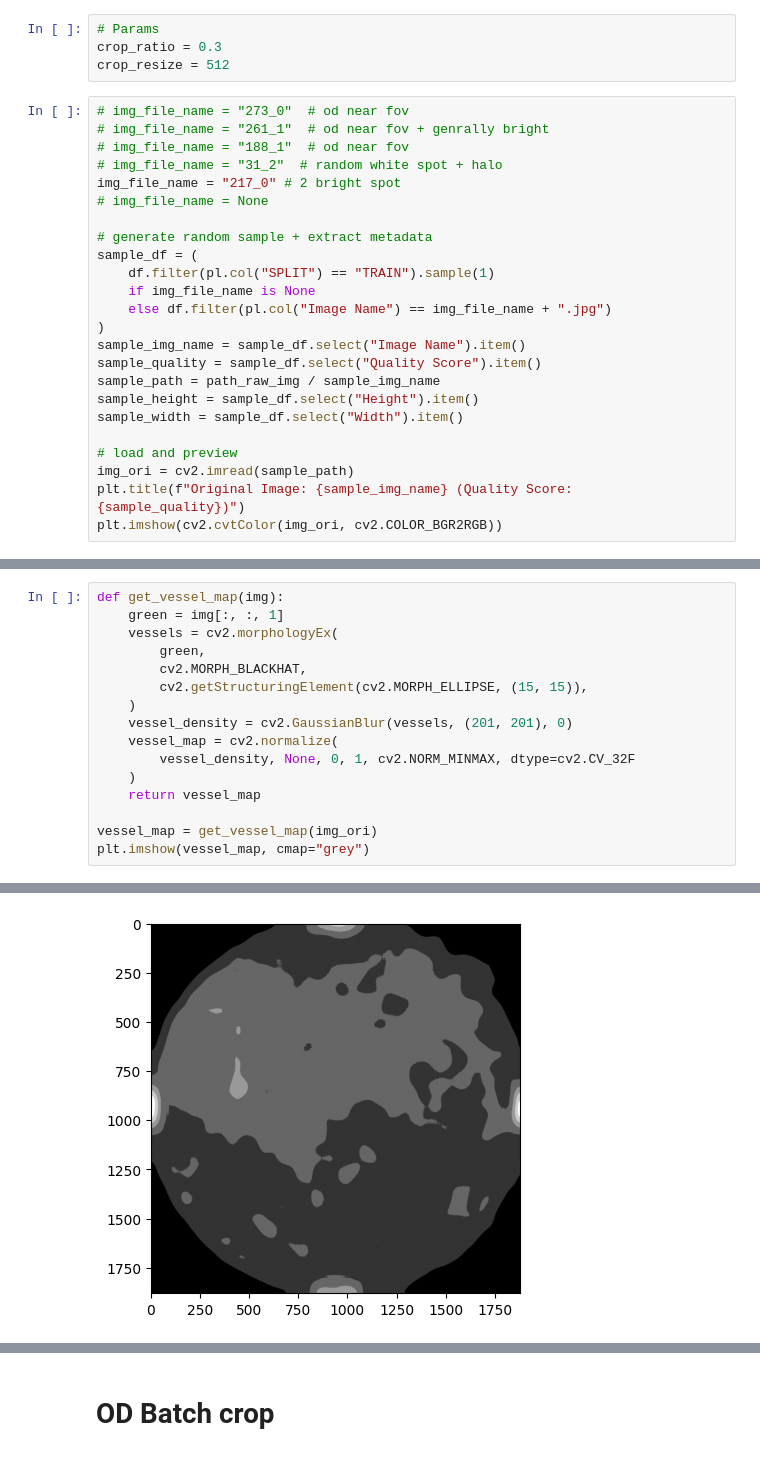
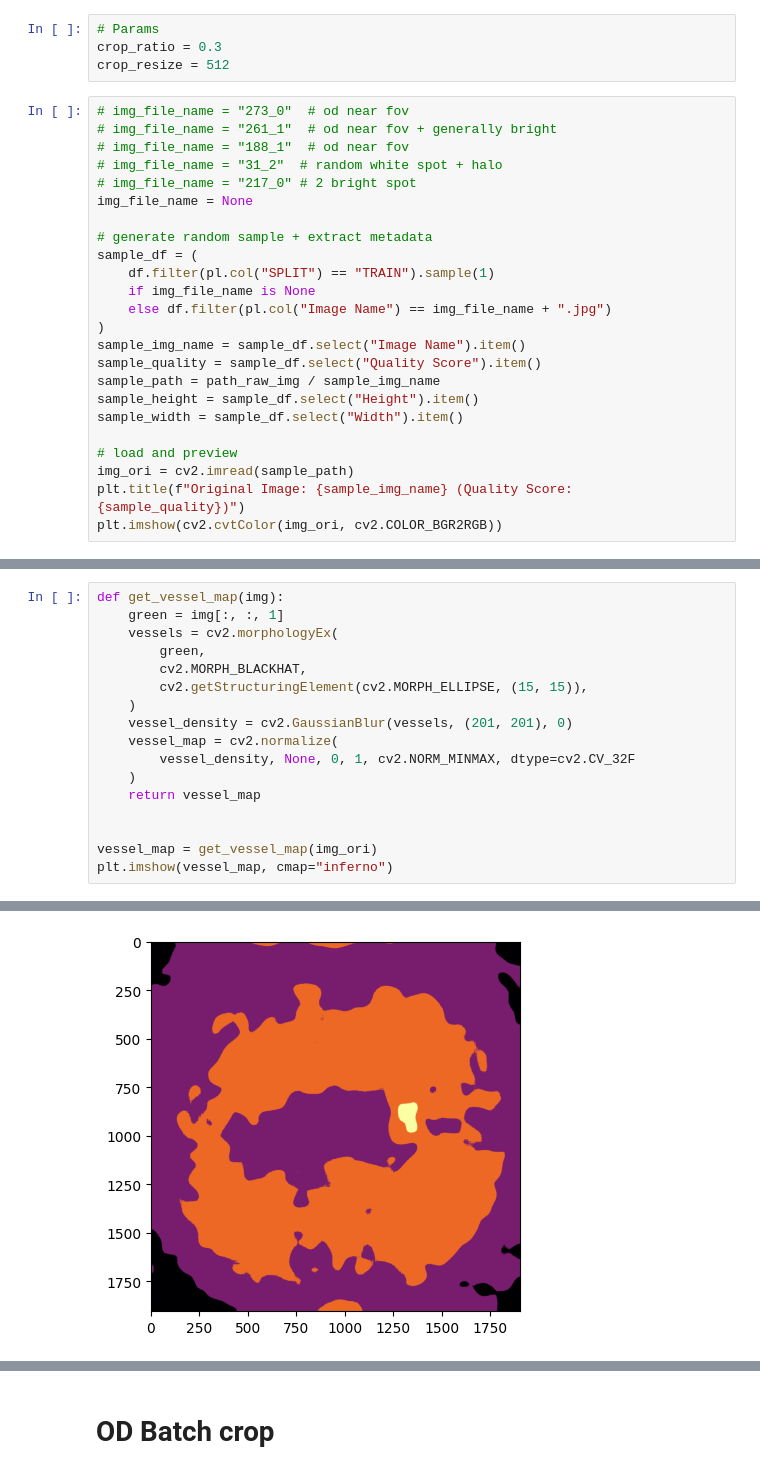
Before and after one commit to mrwhitewhite/HYGD_Dataset, a Jupyter notebook: notebooks/02 Pipelines.ipynb, the cells around one changed output, grey strips where cells are left out. Cells and saved outputs as stored; diff of their text form.

```diff
--- a/notebooks/02 Pipelines.ipynb
+++ b/notebooks/02 Pipelines.ipynb
@@ -118,11 +139,11 @@ crop_ratio = 0.3
 crop_resize = 512
 # %%
 # img_file_name = "273_0"  # od near fov
-# img_file_name = "261_1"  # od near fov + genrally bright
+# img_file_name = "261_1"  # od near fov + generally bright
 # img_file_name = "188_1"  # od near fov
 # img_file_name = "31_2"  # random white spot + halo
-img_file_name = "217_0" # 2 bright spot
-# img_file_name = None
+# img_file_name = "217_0" # 2 bright spot
+img_file_name = None
 
 # generate random sample + extract metadata
 sample_df = (
@@ -215,19 +227,20 @@ plt.imshow(texture_map, cmap="inferno")
 # %%
 def get_vessel_map(img):
     green = img[:, :, 1]
     vessels = cv2.morphologyEx(
         green,
         cv2.MORPH_BLACKHAT,
         cv2.getStructuringElement(cv2.MORPH_ELLIPSE, (15, 15)),
     )
     vessel_density = cv2.GaussianBlur(vessels, (201, 201), 0)
     vessel_map = cv2.normalize(
         vessel_density, None, 0, 1, cv2.NORM_MINMAX, dtype=cv2.CV_32F
     )
     return vessel_map
 
+
 vessel_map = get_vessel_map(img_ori)
-plt.imshow(vessel_map, cmap="grey")
+plt.imshow(vessel_map, cmap="inferno")
 # %% [output]
 <matplotlib.image.AxesImage at 0x...>
-[figure, old version]
+[figure, new version]
```
Also changed, not shown: parts of 22 cells of this notebook.
